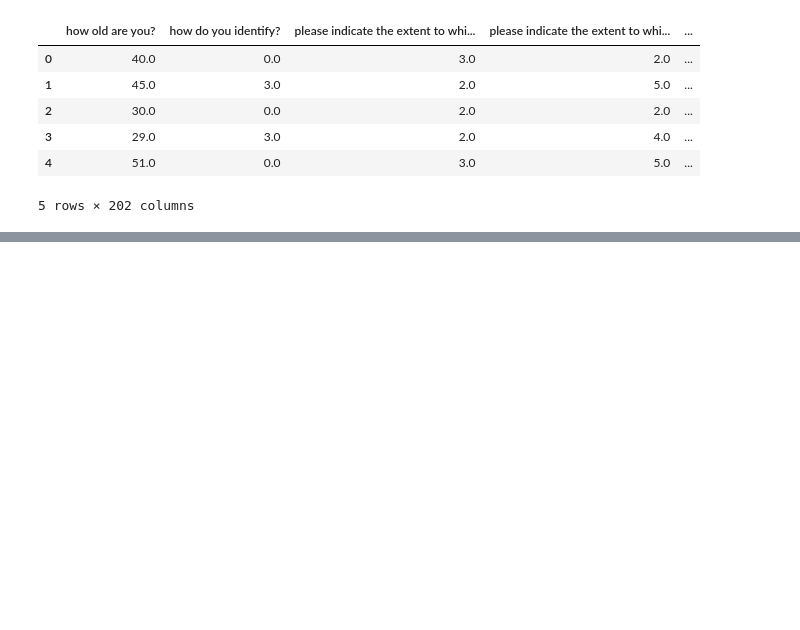
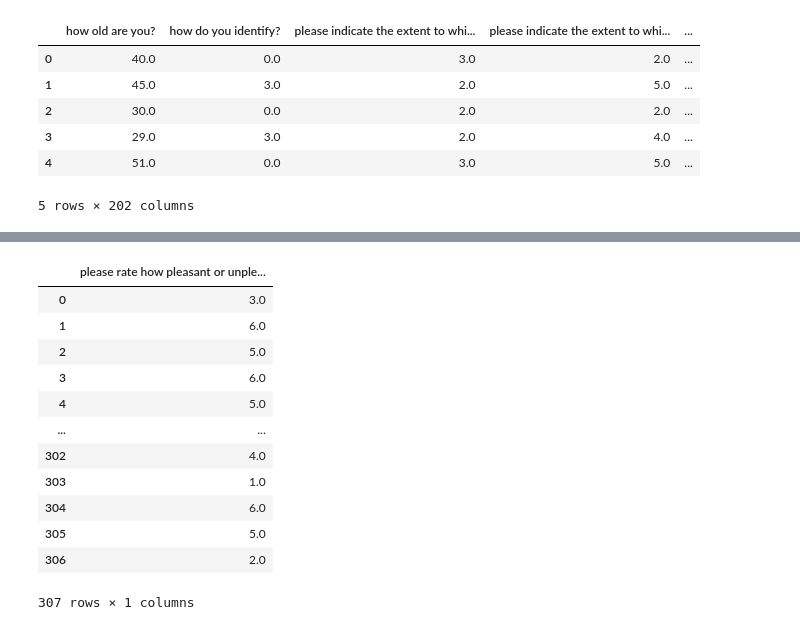
Before and after one commit to akcone2003/chills_study, a Jupyter notebook: notebooks/EDA.ipynb, the cells around one changed output, grey strips where cells are left out. Cells and saved outputs as stored; diff of their text form; code cells hidden in the pictures; blank space fills up the shorter version.

```diff
--- a/notebooks/EDA.ipynb
+++ b/notebooks/EDA.ipynb
@@ -286,5 +279,5 @@ print(count_of_dropped)
 # %%
-encoded_data = pd.read_csv("/Users/aidancone/Downloads/encoded_dataset (1).csv")
+encoded_data = pd.read_csv("/Users/aidancone/Downloads/encoded_dataset.csv")
 
 encoded_data.head()
 # %% [output]
@@ -416,0 +291,16 @@ Added items:
+# %%
+encoded_data[['please rate how pleasant or unpleasant you feel, from 1 (very negative) to 7 (very positive)']]
+# %% [output]
+|  | please rate how pleasant or unple... |
+| 0 | 3.0 |
+| 1 | 6.0 |
+| 2 | 5.0 |
+| 3 | 6.0 |
+| 4 | 5.0 |
+| ... | ... |
+| 302 | 4.0 |
+| 303 | 1.0 |
+| 304 | 6.0 |
+| 305 | 5.0 |
+| 306 | 2.0 |
+307 rows × 1 columns
```
Also changed, not shown: parts of 6 cells of this notebook, 2 other files.
